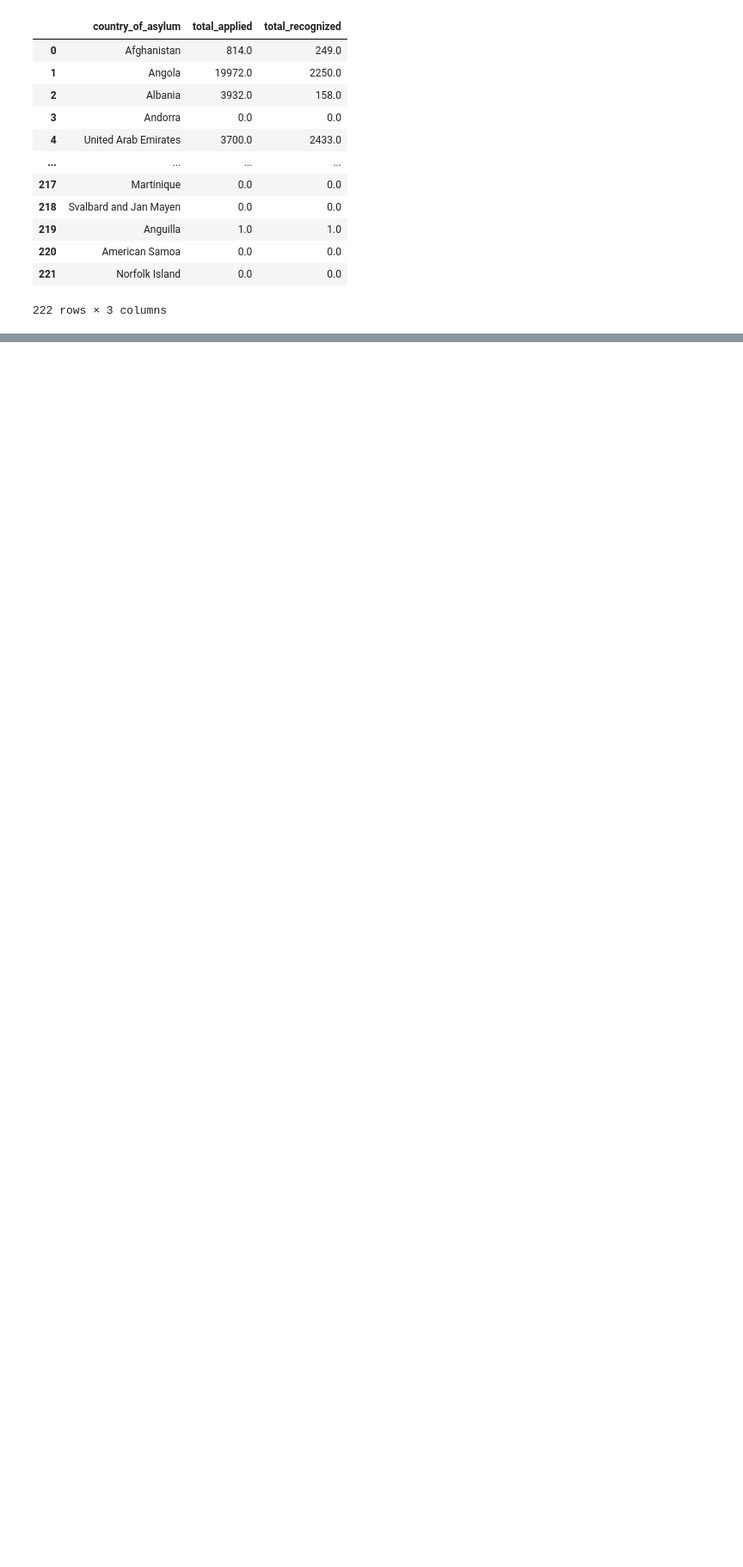
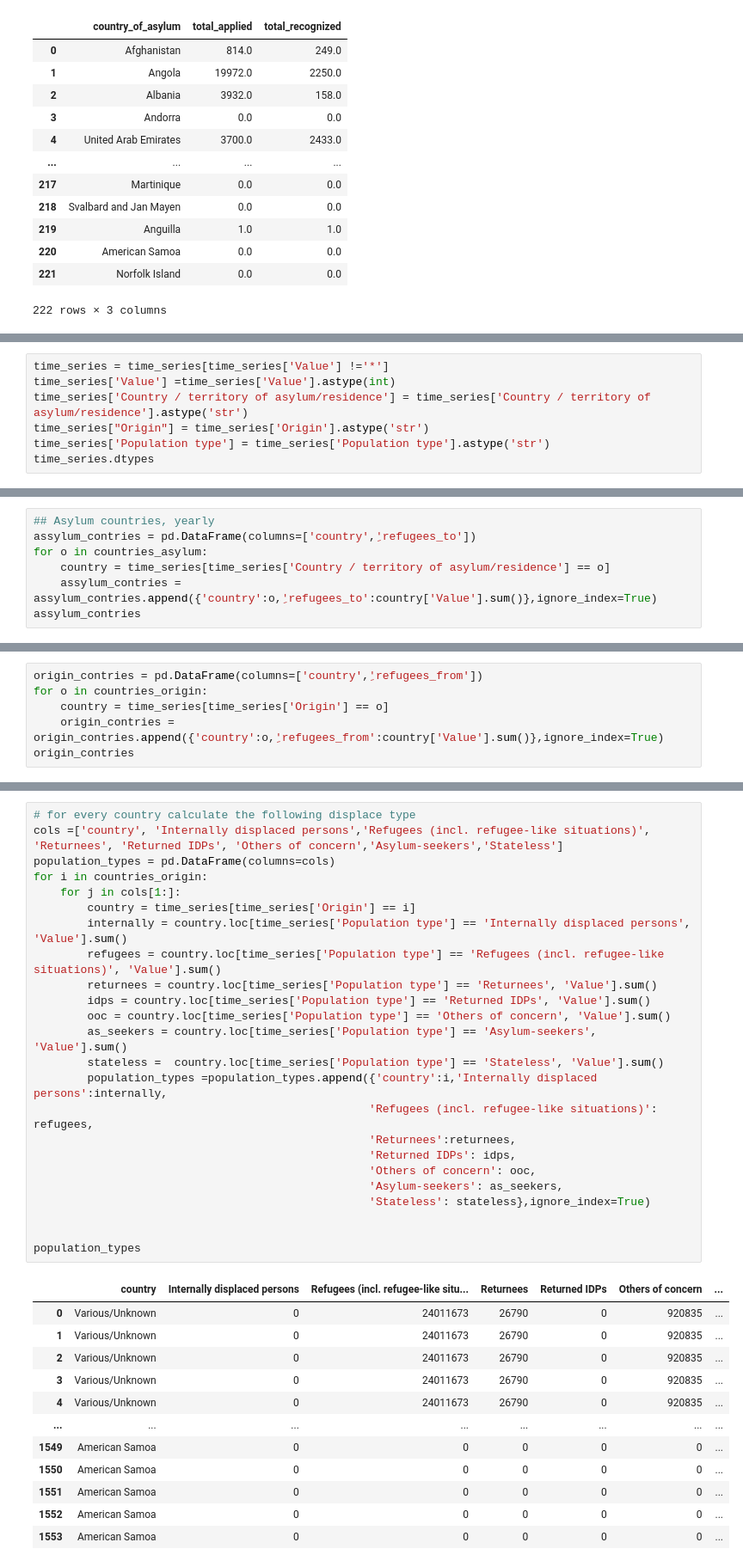
Before and after one commit to Mutlaq0/project_Asylum, a Jupyter notebook: Untitled.ipynb, the cells around one changed output, grey strips where cells are left out. Shown at 86% size. Cells and saved outputs as stored; diff of their text form; blank space fills up the shorter version.

Commit message:
data csv

```diff
--- a/Untitled.ipynb
+++ b/Untitled.ipynb
@@ -124,0 +159,7 @@ assylum_contries
+# %%
+time_series = time_series[time_series['Value'] !='*']
+time_series['Value'] =time_series['Value'].astype(int)
+time_series['Country / territory of asylum/residence'] = time_series['Country / territory of asylum/residence'].astype('str')
+time_series["Origin"] = time_series['Origin'].astype('str')
+time_series['Population type'] = time_series['Population type'].astype('str')
+time_series.dtypes
@@ -124,0 +203,7 @@ assylum_contries
+# %%
+## Asylum countries, yearly
+assylum_contries = pd.DataFrame(columns=['country','ِrefugees_to'])
+for o in countries_asylum:
+    country = time_series[time_series['Country / territory of asylum/residence'] == o]
+    assylum_contries = assylum_contries.append({'country':o,'ِrefugees_to':country['Value'].sum()},ignore_index=True)
+assylum_contries
@@ -124,0 +224,6 @@ assylum_contries
+# %%
+origin_contries = pd.DataFrame(columns=['country','ِrefugees_from'])
+for o in countries_origin:
+    country = time_series[time_series['Origin'] == o]
+    origin_contries = origin_contries.append({'country':o,'ِrefugees_from':country['Value'].sum()},ignore_index=True)
+origin_contries
@@ -124,0 +262,37 @@ assylum_contries
+# %%
+# for every country calculate the following displace type
+cols =['country', 'Internally displaced persons','Refugees (incl. refugee-like situations)', 'Returnees', 'Returned IDPs', 'Others of concern','Asylum-seekers','Stateless']
+population_types = pd.DataFrame(columns=cols)
+for i in countries_origin:
+    for j in cols[1:]:
+        country = time_series[time_series['Origin'] == i]
+        internally = country.loc[time_series['Population type'] == 'Internally displaced persons', 'Value'].sum()
+        refugees = country.loc[time_series['Population type'] == 'Refugees (incl. refugee-like situations)', 'Value'].sum()
+        returnees = country.loc[time_series['Population type'] == 'Returnees', 'Value'].sum()
+        idps = country.loc[time_series['Population type'] == 'Returned IDPs', 'Value'].sum()
+        ooc = country.loc[time_series['Population type'] == 'Others of concern', 'Value'].sum()
+        as_seekers = country.loc[time_series['Population type'] == 'Asylum-seekers', 'Value'].sum()
+        stateless =  country.loc[time_series['Population type'] == 'Stateless', 'Value'].sum()
+        population_types =population_types.append({'country':i,'Internally displaced persons':internally,
+                                                  'Refugees (incl. refugee-like situations)': refugees,
+                                                  'Returnees':returnees,
+                                                  'Returned IDPs': idps,
+                                                  'Others of concern': ooc,
+                                                  'Asylum-seekers': as_seekers,
+                                                  'Stateless': stateless},ignore_index=True)
+
+
+population_types
+# %% [output]
+|  | country | Internally displaced persons | Refugees (incl. refugee-like situ... | Returnees | Returned IDPs | Others of concern | ... |
+| 0 | Various/Unknown | 0 | 24011673 | 26790 | 0 | 920835 | ... |
+| 1 | Various/Unknown | 0 | 24011673 | 26790 | 0 | 920835 | ... |
+| 2 | Various/Unknown | 0 | 24011673 | 26790 | 0 | 920835 | ... |
+| 3 | Various/Unknown | 0 | 24011673 | 26790 | 0 | 920835 | ... |
+| 4 | Various/Unknown | 0 | 24011673 | 26790 | 0 | 920835 | ... |
+| ... | ... | ... | ... | ... | ... | ... | ... |
+| 1549 | American Samoa | 0 | 0 | 0 | 0 | 0 | ... |
+| 1550 | American Samoa | 0 | 0 | 0 | 0 | 0 | ... |
+| 1551 | American Samoa | 0 | 0 | 0 | 0 | 0 | ... |
+| 1552 | American Samoa | 0 | 0 | 0 | 0 | 0 | ... |
+| 1553 | American Samoa | 0 | 0 | 0 | 0 | 0 | ... |
```
Also changed, not shown: parts of 13 cells of this notebook, 5 other files.
